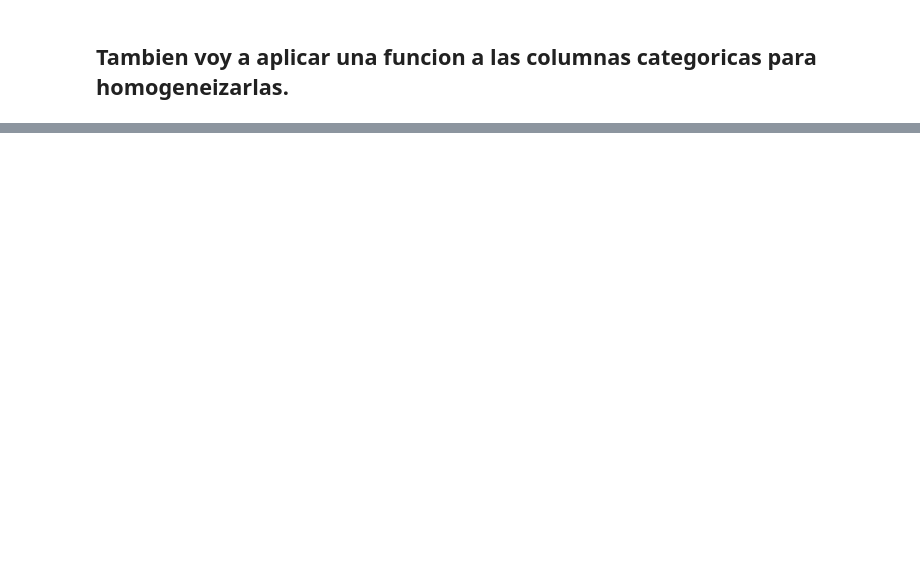
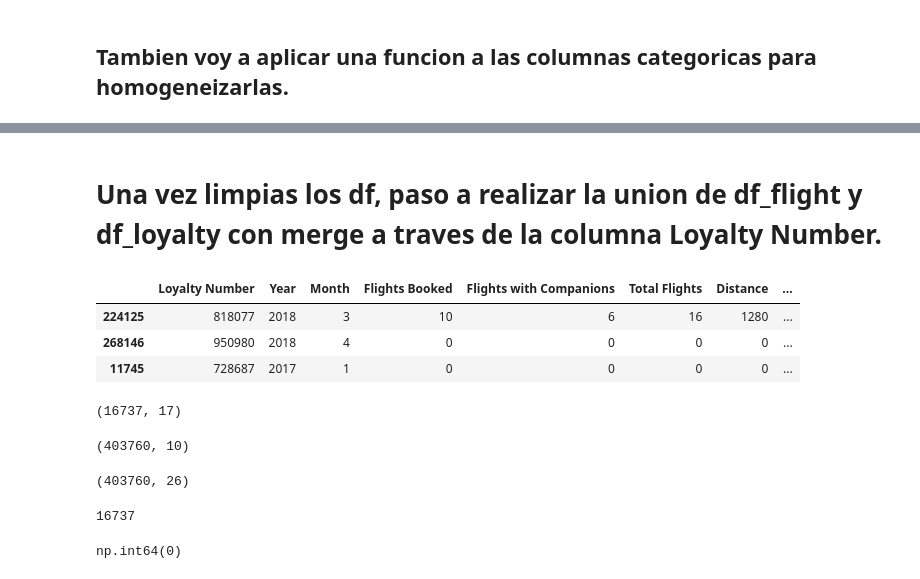
Before and after one commit to Adalab/bda-modulo-3-evaluacion-final-Isabel-GM, a Jupyter notebook: Ejercicio evaluacion mod 3.ipynb, the cells around one changed output, grey strips where cells are left out. Saved outputs shown, nothing was run; the diff lists cells and outputs as text; code cells hidden in the pictures; blank space fills up the shorter version.

```diff
--- a/Ejercicio evaluacion mod 3.ipynb
+++ b/Ejercicio evaluacion mod 3.ipynb
@@ -501,0 +505,44 @@ for col in col_objects:
+# %% [markdown]
+# Una vez limpias los df, paso a realizar la union de df_flight y df_loyalty con merge a traves de la columna Loyalty Number.
+# %%
+# uno los df con .merge
+
+df_unido = pd.merge(df_flight, df_loyalty, on='Loyalty Number', how='inner')
+
+# on -> la columna de union
+# how = inner -> conserva solo las filas donde "loyalty Number" existe en ambos Dataframes
+
+df_unido.sample(3)
+# %% [output]
+|  | Loyalty Number | Year | Month | Flights Booked | Flights with Companions | Total Flights | Distance | ... |
+| 224125 | 818077 | 2018 | 3 | 10 | 6 | 16 | 1280 | ... |
+| 268146 | 950980 | 2018 | 4 | 0 | 0 | 0 | 0 | ... |
+| 11745 | 728687 | 2017 | 1 | 0 | 0 | 0 | 0 | ... |
+# %%
+# hago shape de los 3 df para comprobar que estan correctos
+
+df_loyalty.shape
+# %% [output]
+(16737, 17)
+# %%
+df_flight.shape
+# %% [output]
+(403760, 10)
+# %%
+# el df_unido debe tener 403760 filas y 25 columnas (16 + 10 - 1 ya que unificamos la columna Loyalty Number) y por el output es correcto.
+
+df_unido.shape
+# %% [output]
+(403760, 26)
+# %%
+df_unido['Loyalty Number'].nunique()
+# %% [output]
+16737
+# %%
+# compruebo si hay duplicados en la union, por si hubiera algun error.
+
+df_unido.duplicated().sum()
+
+# este output significa que todos los clientes de df_loyalty estan presentesa en el df_unido, es correcto. Son las mismas filas que el df_loyalty.
+# %% [output]
+np.int64(0)
```
Also changed, not shown: parts of 7 cells of this notebook, 1 other file.
